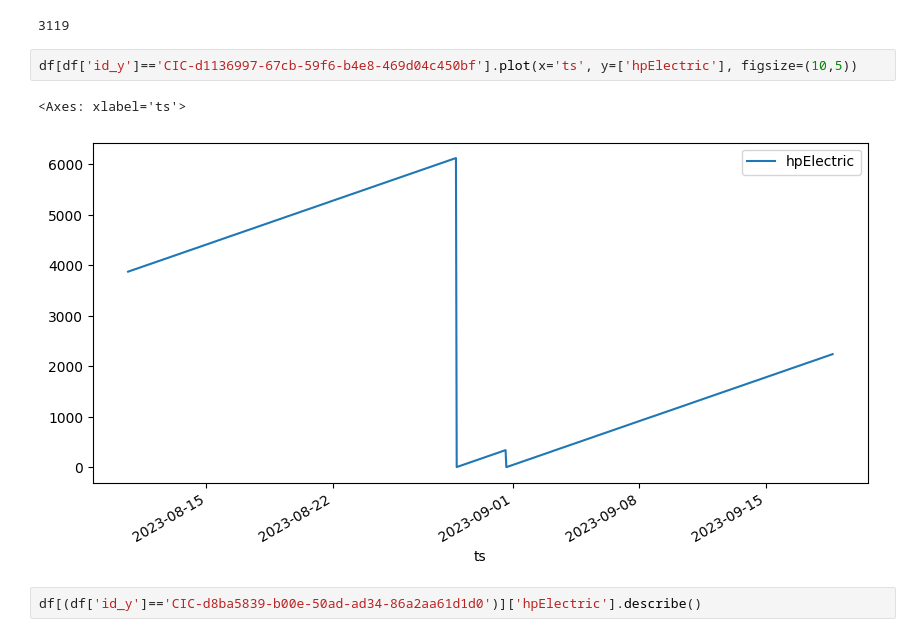
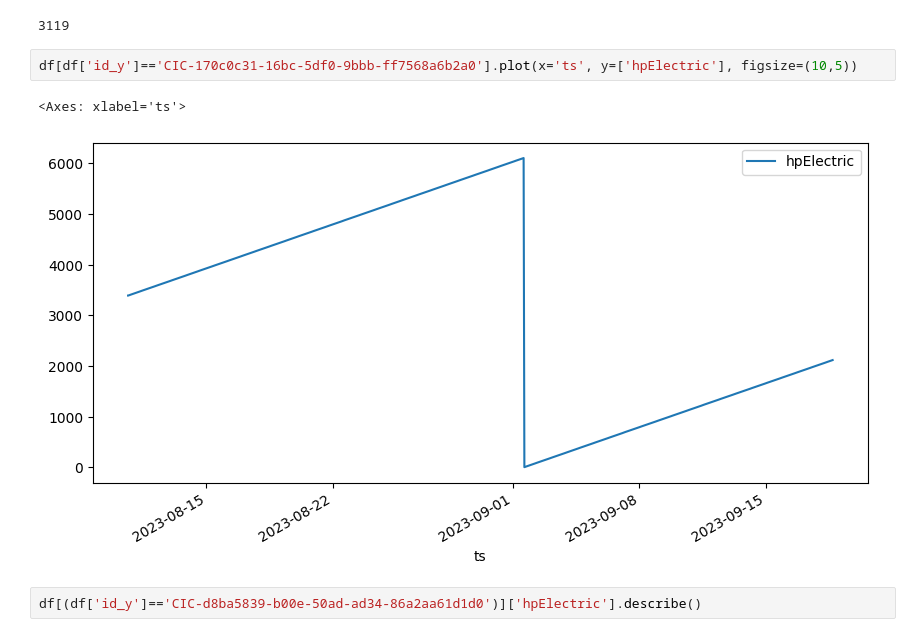
Before and after one commit to season0112/quatt_data_analysis, a Jupyter notebook: power-energy-calculations/historical-data/energyConsumptionTableCheck.ipynb, the cells around one changed output. Drawn from its saved outputs; the diff is of its cells as text.

```diff
--- a/power-energy-calculations/historical-data/energyConsumptionTableCheck.ipynb
+++ b/power-energy-calculations/historical-data/energyConsumptionTableCheck.ipynb
@@ -152,10 +152,10 @@ len(df['id_y'].unique())
 # %% [output]
 3119
 # %%
-df[df['id_y']=='CIC-d1136997-67cb-59f6-b4e8-469d04c450bf'].plot(x='ts', y=['hpElectric'], figsize=(10,5))
+df[df['id_y']=='CIC-170c0c31-16bc-5df0-9bbb-ff7568a6b2a0'].plot(x='ts', y=['hpElectric'], figsize=(10,5))
 # %% [output]
 <Axes: xlabel='ts'>
-[figure, old version]
+[figure, new version]
 # %%
 df[(df['id_y']=='CIC-d8ba5839-b00e-50ad-ad34-86a2aa61d1d0')]['hpElectric'].describe()
 # %% [output]
```
Also changed, not shown: 3 other files.
